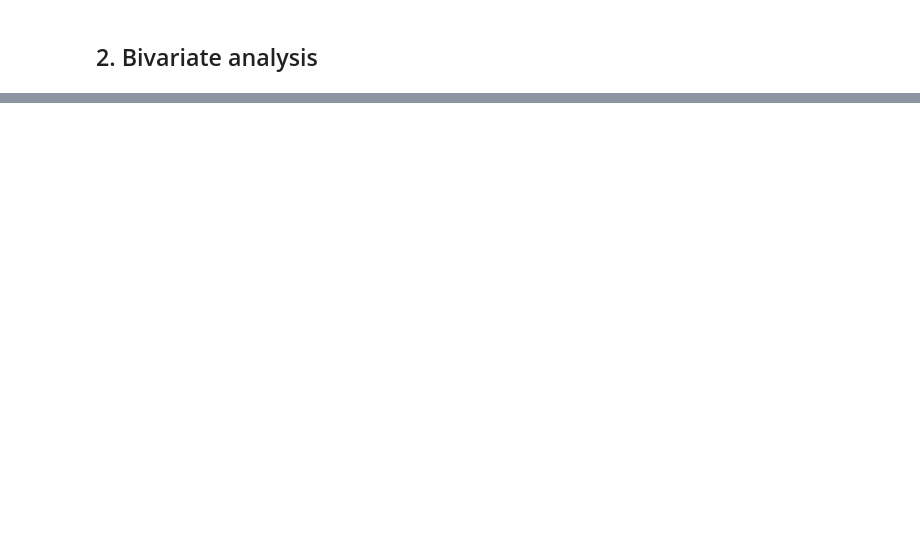
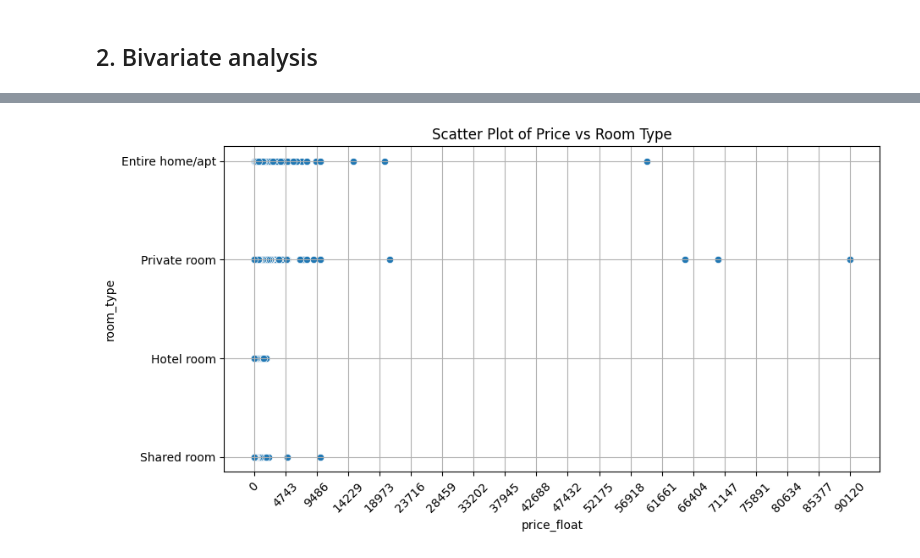
Before and after one commit to ingoscargiraldor/CDA, a Jupyter notebook: airbnb/eda.ipynb, the cells around one changed output, grey strips where cells are left out. Cells and saved outputs as stored; diff of their text form; code cells hidden in the pictures; blank space fills up the shorter version.

```diff
--- a/airbnb/eda.ipynb
+++ b/airbnb/eda.ipynb
@@ -372,3 +497,20 @@ plt.show()
+# %%
+import numpy as np
+# Crear el scatter plot
+plt.figure(figsize=(10, 5))
+sns.scatterplot(data=listings_df, x="price_float", y="room_type")
+plt.title("Scatter Plot of Price vs Room Type")
+plt.xticks(rotation=45)
+plt.grid(True)
+
+# Ajustar el eje x
+x_ticks = list(np.linspace(listings_df["price_float"].min(), listings_df["price_float"].max(), num=20))
+plt.xticks(x_ticks, rotation=45)
+plt.grid(True)
+
+plt.show()
+# %% [output]
+[figure, added]
 # %%
 # Plotting correlation heatmap among review scores
 plt.figure(figsize=(10, 8))
```
Also changed, not shown: parts of 30 cells of this notebook.
